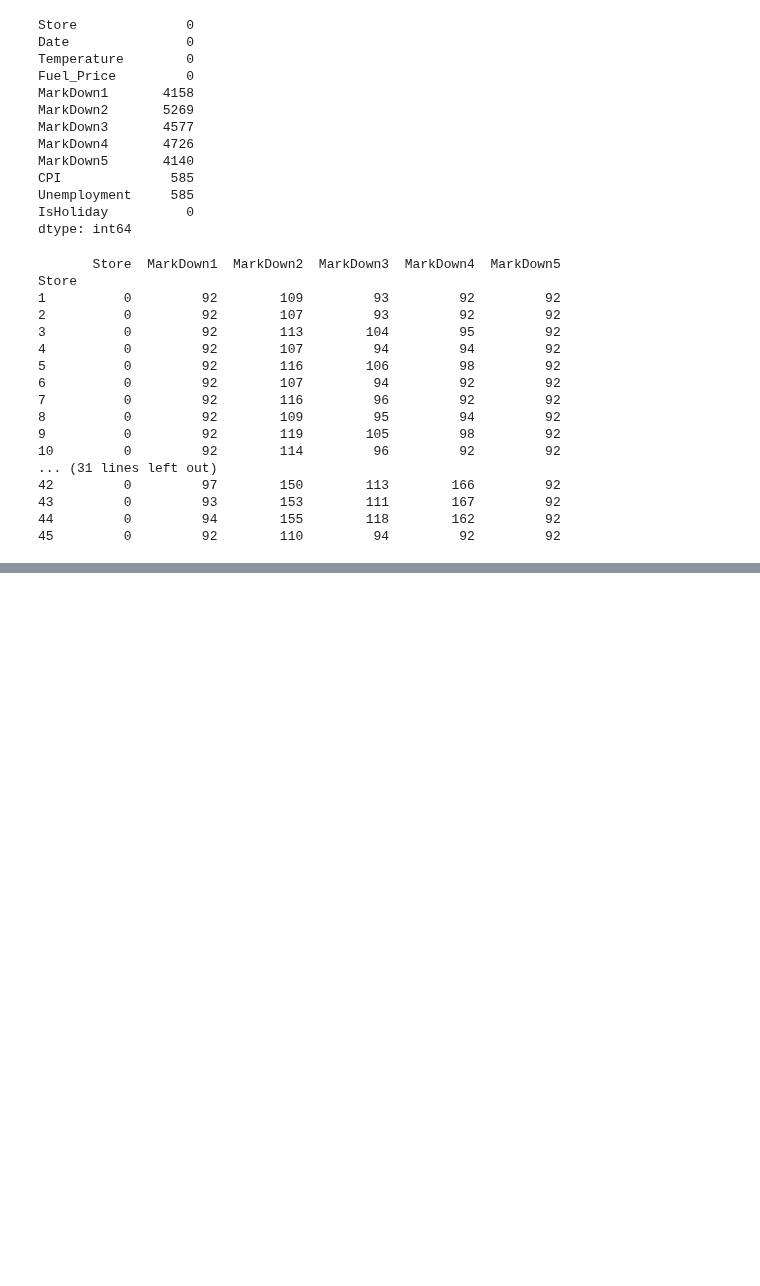
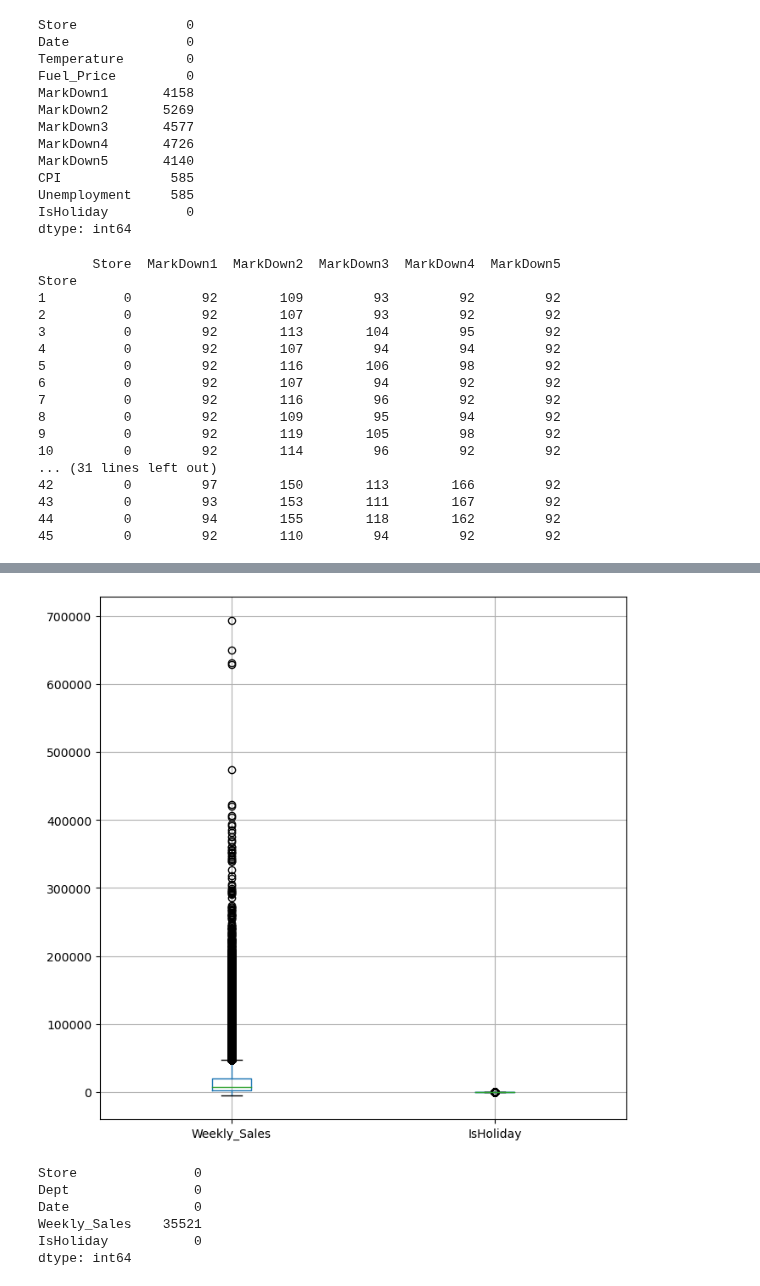
Before and after one commit to Johannes3001/AppliedML_Assign.01, a Jupyter notebook: Assignment2/Codes/Johannes_Code.ipynb, the cells around one changed output, grey strips where cells are left out. Saved outputs shown, nothing was run; the diff lists cells and outputs as text; code cells hidden in the pictures; blank space fills up the shorter version.

```diff
--- a/Assignment2/Codes/Johannes_Code.ipynb
+++ b/Assignment2/Codes/Johannes_Code.ipynb
@@ -74,0 +100,15 @@ Store
+# %%
+columns_to_include = sales_df.columns[2:]
+sales_df[columns_to_include].boxplot(figsize=(8,8))
+plt.show()
+# %% [output]
+[figure, added]
+# %%
+sales_df.isna().sum()
+# %% [output]
+Store               0
+Dept                0
+Date                0
+Weekly_Sales    35521
+IsHoliday           0
+dtype: int64
```
Also changed, not shown: parts of 11 cells of this notebook.
